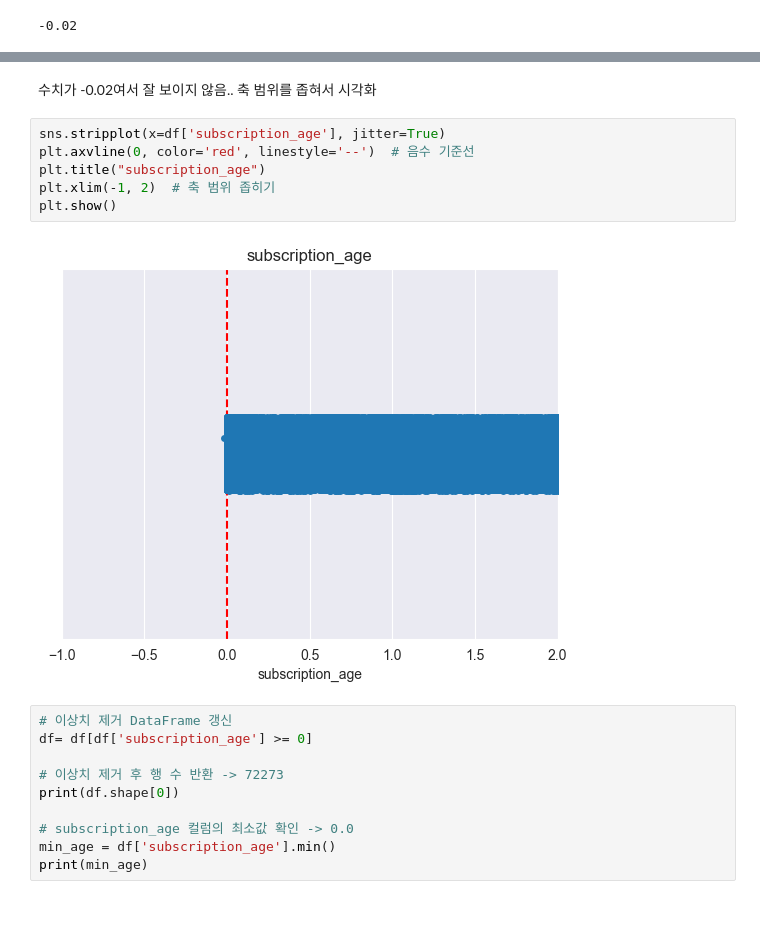
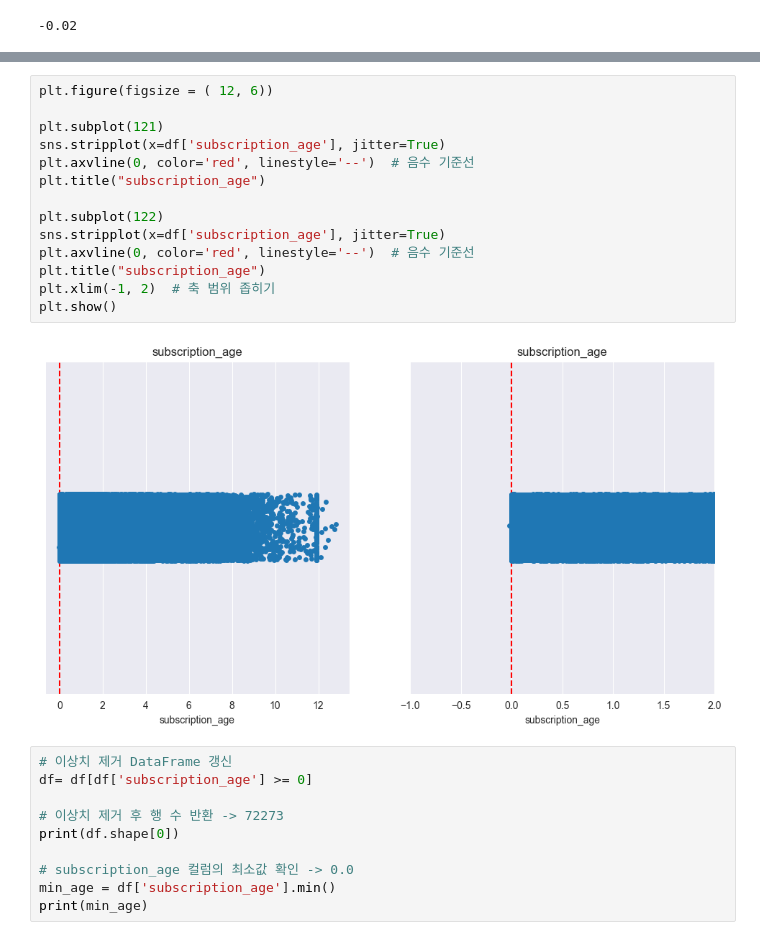
Before and after one commit to ParkVitna/SKN14-2nd-1Team, a Jupyter notebook: HanSeongGyu/EDA_1st.ipynb, the cells around one changed output, grey strips where cells are left out. Drawn from its saved outputs; the diff is of its cells as text; blank space fills up the shorter version.

```diff
--- a/HanSeongGyu/EDA_1st.ipynb
+++ b/HanSeongGyu/EDA_1st.ipynb
@@ -132,13 +124,19 @@ plt.show()
-# %% [markdown]
-수치가 -0.02여서 잘 보이지 않음.. 축 범위를 좁혀서 시각화
 # %%
+plt.figure(figsize = ( 12, 6))
+
+plt.subplot(121)
+sns.stripplot(x=df['subscription_age'], jitter=True)
+plt.axvline(0, color='red', linestyle='--')  # 음수 기준선
+plt.title("subscription_age")
+
+plt.subplot(122)
 sns.stripplot(x=df['subscription_age'], jitter=True)
 plt.axvline(0, color='red', linestyle='--')  # 음수 기준선
 plt.title("subscription_age")
 plt.xlim(-1, 2)  # 축 범위 좁히기
 plt.show()
 # %% [output]
-[figure, old version]
+[figure, new version]
 # %%
 # 이상치 제거 DataFrame 갱신
 df= df[df['subscription_age'] >= 0]
```
Also changed, not shown: parts of 16 cells of this notebook.
